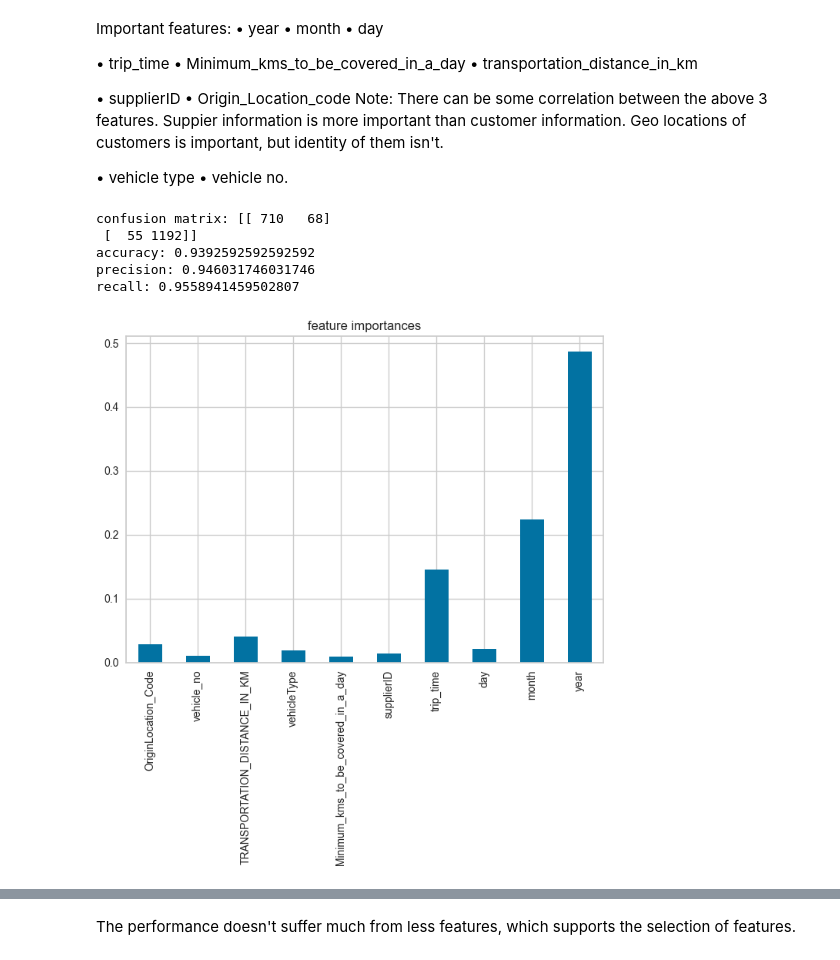
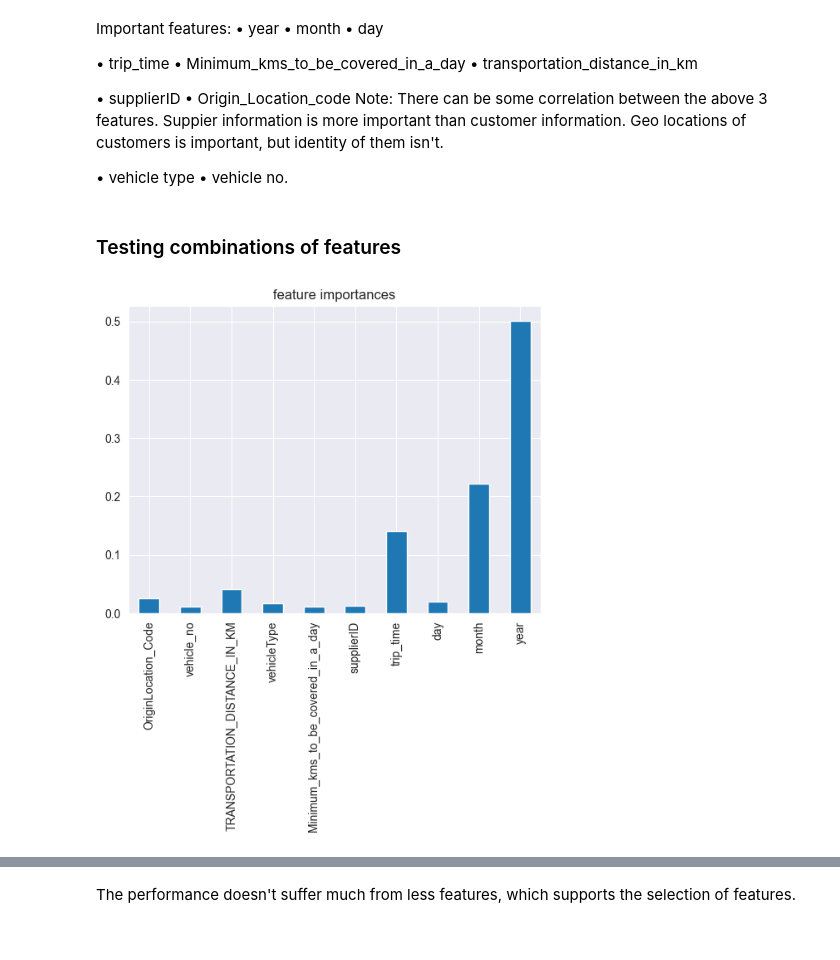
Before and after one commit to Bowei-Gao/MasterGraduationProject, a Jupyter notebook: Delivery_truck_trip_data_supervised.ipynb, the cells around one changed output, grey strips where cells are left out. Saved outputs shown, nothing was run; the diff lists cells and outputs as text; code cells hidden in the pictures.

```diff
--- a/Delivery_truck_trip_data_supervised.ipynb
+++ b/Delivery_truck_trip_data_supervised.ipynb
@@ -108,0 +103,8 @@ plt.show()
+# %%
+from sklearn.ensemble import GradientBoostingClassifier
+
+GBC = GradientBoostingClassifier()
+GBC.fit(X_train, y_train)
+y_predict = GBC.predict(X_test)
+
+add_performance('gradient-boosted trees', y_test, y_predict)
@@ -108,0 +121,8 @@ plt.show()
+# %%
+from sklearn.tree import DecisionTreeClassifier
+
+DTC = DecisionTreeClassifier()
+DTC.fit(X_train, y_train)
+y_predict = DTC.predict(X_test)
+
+add_performance('decision trees', y_test, y_predict)
@@ -108,0 +139,8 @@ plt.show()
+# %%
+from sklearn.naive_bayes import GaussianNB
+
+GNB = GaussianNB()
+GNB.fit(X_train, y_train)
+y_predict = GNB.predict(X_test)
+
+add_performance('naive bayes', y_test, y_predict)
@@ -108,0 +149,8 @@ plt.show()
+# %%
+from sklearn.svm import SVC
+
+SV = SVC()
+SV.fit(X_train, y_train)
+y_predict = SV.predict(X_test)
+
+add_performance('support vector machine', y_test, y_predict)
@@ -127 +177,3 @@ columns1 = ['OriginLocation_Code', 'vehicle_no', 'TRANSPORTATION_DISTANCE_IN_KM'
+# %% [markdown]
+### Testing combinations of features
 # %%
@@ -130,25 +186,18 @@ X1_test = X_test[columns1]
 # %%
 XGB = XGBClassifier()
 XGB.fit(X1_train, y_train)
 y_predict = XGB.predict(X1_test)
 
-print('confusion matrix:', confusion_matrix(y_test, y_predict))
-print('accuracy:', accuracy_score(y_test, y_predict))
-print('precision:', precision_score(y_test, y_predict))
-print('recall:', recall_score(y_test, y_predict))
+
+add_performance('XGBoost', y_test, y_predict)
 
 feature_importances = pd.Series(XGB.feature_importances_, index = columns1)
 
 feature_importances_plot = feature_importances.plot(kind='bar', title='feature importances')
 fig = feature_importances_plot.get_figure()
 plt.show()
 # %% [output]
-confusion matrix: [[ 710   68]
- [  55 1192]]
-accuracy: 0.9392592592592592
-precision: 0.946031746031746
-recall: 0.9558941459502807
-[figure, old version]
+[figure, new version]
 # %%
 LR = LogisticRegression()
 LR.fit(X1_train, y_train)
```
Also changed, not shown: parts of 26 cells of this notebook, 4 other files.
